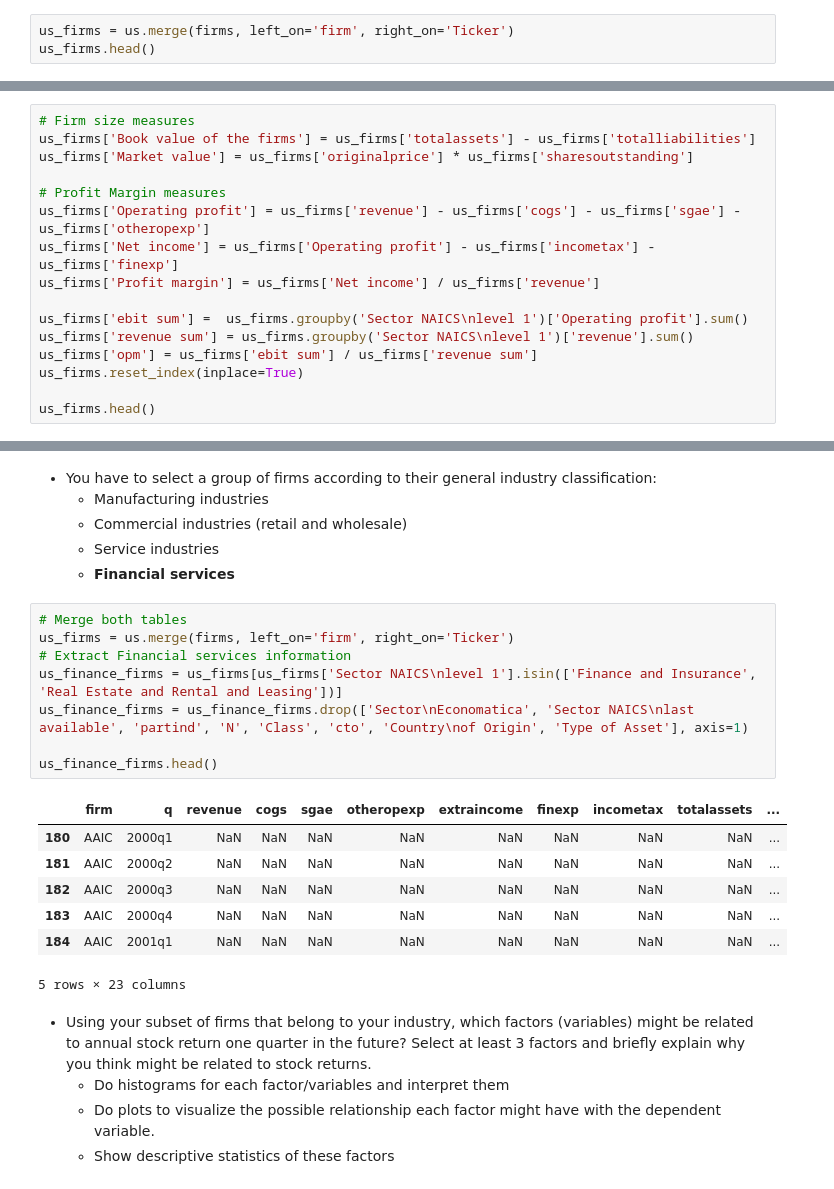
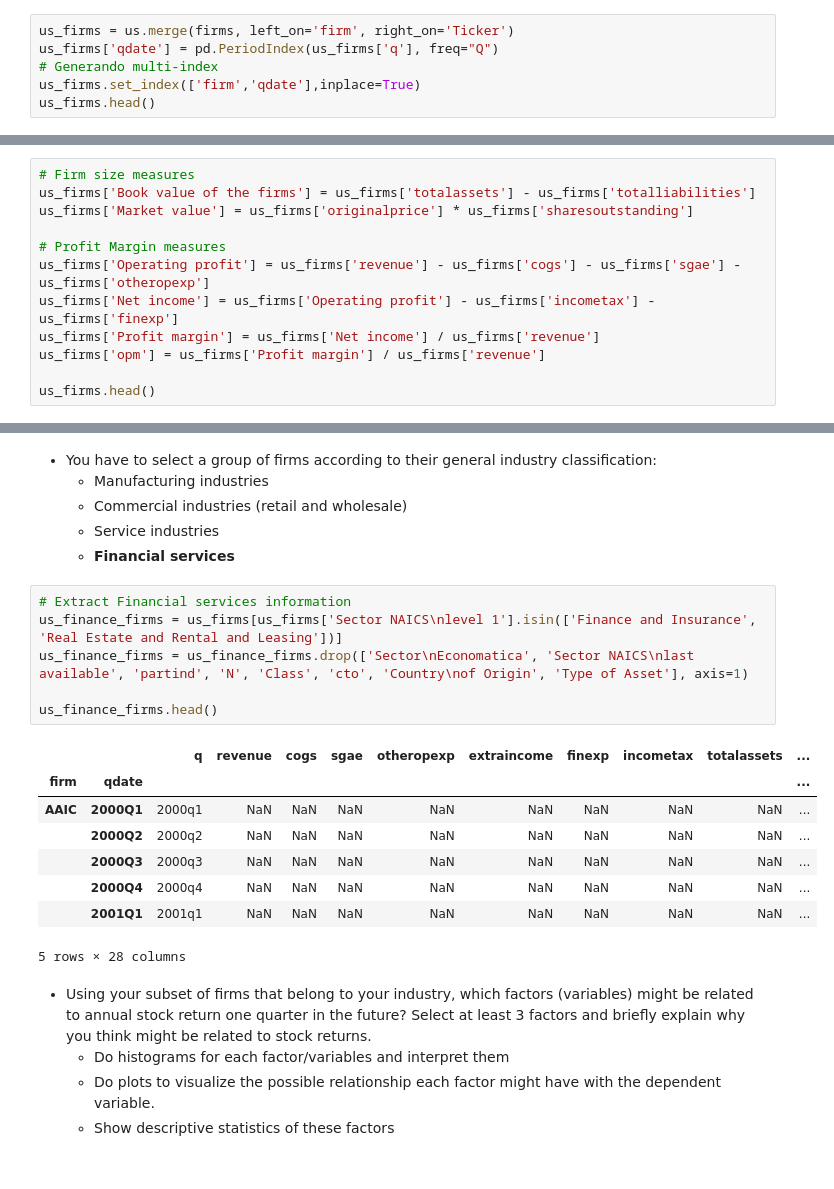
Before and after one commit to Oscar19260/Estad-stica_TC3006C, a Jupyter notebook: Business case/Statistics Module Final.ipynb, the cells around one changed output, grey strips where cells are left out. Saved outputs shown, nothing was run; the diff lists cells and outputs as text.

```diff
--- a/Business case/Statistics Module Final.ipynb
+++ b/Business case/Statistics Module Final.ipynb
@@ -75,5 +75,8 @@ Index(['Ticker', 'Name', 'N', 'Class', 'Country\nof Origin', 'Type of Asset',
 #### Merge both tables
 # %%
 us_firms = us.merge(firms, left_on='firm', right_on='Ticker')
+us_firms['qdate'] = pd.PeriodIndex(us_firms['q'], freq="Q")
+# Generando multi-index
+us_firms.set_index(['firm','qdate'],inplace=True)
 us_firms.head()
 # %% [output]
@@ -120,11 +124,7 @@ us_firms['Market value'] = us_firms['originalprice'] * us_firms['sharesoutstandi
 us_firms['Operating profit'] = us_firms['revenue'] - us_firms['cogs'] - us_firms['sgae'] - us_firms['otheropexp']
 us_firms['Net income'] = us_firms['Operating profit'] - us_firms['incometax'] - us_firms['finexp']
 us_firms['Profit margin'] = us_firms['Net income'] / us_firms['revenue']
-
-us_firms['ebit sum'] =  us_firms.groupby('Sector NAICS\nlevel 1')['Operating profit'].sum()
-us_firms['revenue sum'] = us_firms.groupby('Sector NAICS\nlevel 1')['revenue'].sum()
-us_firms['opm'] = us_firms['ebit sum'] / us_firms['revenue sum']
-us_firms.reset_index(inplace=True)
+us_firms['opm'] = us_firms['Profit margin'] / us_firms['revenue']
 
 us_firms.head()
 # %% [output]
@@ -334,21 +397,20 @@ us_firms2022['EPSP']
     - Service industries
     - __Financial services__
 # %%
-# Merge both tables
-us_firms = us.merge(firms, left_on='firm', right_on='Ticker')
 # Extract Financial services information
 us_finance_firms = us_firms[us_firms['Sector NAICS\nlevel 1'].isin(['Finance and Insurance', 'Real Estate and Rental and Leasing'])]
 us_finance_firms = us_finance_firms.drop(['Sector\nEconomatica', 'Sector NAICS\nlast available', 'partind', 'N', 'Class', 'cto', 'Country\nof Origin', 'Type of Asset'], axis=1)
 
 us_finance_firms.head()
 # %% [output]
-|  | firm | q | revenue | cogs | sgae | otheropexp | extraincome | finexp | incometax | totalassets | ... |
-| 180 | AAIC | 2000q1 | NaN | NaN | NaN | NaN | NaN | NaN | NaN | NaN | ... |
-| 181 | AAIC | 2000q2 | NaN | NaN | NaN | NaN | NaN | NaN | NaN | NaN | ... |
-| 182 | AAIC | 2000q3 | NaN | NaN | NaN | NaN | NaN | NaN | NaN | NaN | ... |
-| 183 | AAIC | 2000q4 | NaN | NaN | NaN | NaN | NaN | NaN | NaN | NaN | ... |
-| 184 | AAIC | 2001q1 | NaN | NaN | NaN | NaN | NaN | NaN | NaN | NaN | ... |
+|  |  | q | revenue | cogs | sgae | otheropexp | extraincome | finexp | incometax | totalassets | ... |
+| firm | qdate |  |  |  |  |  |  |  |  |  | ... |
+| AAIC | 2000Q1 | 2000q1 | NaN | NaN | NaN | NaN | NaN | NaN | NaN | NaN | ... |
+|  | 2000Q2 | 2000q2 | NaN | NaN | NaN | NaN | NaN | NaN | NaN | NaN | ... |
+|  | 2000Q3 | 2000q3 | NaN | NaN | NaN | NaN | NaN | NaN | NaN | NaN | ... |
+|  | 2000Q4 | 2000q4 | NaN | NaN | NaN | NaN | NaN | NaN | NaN | NaN | ... |
+|  | 2001Q1 | 2001q1 | NaN | NaN | NaN | NaN | NaN | NaN | NaN | NaN | ... |
-5 rows × 23 columns
+5 rows × 28 columns
 # %% [markdown]
 - Using your subset of firms that belong to your industry, which factors (variables) might be related to annual stock return one quarter in the future? Select at least 3 factors and briefly explain why you think might be related to stock returns.
     - Do histograms for each factor/variables and interpret them
```
Also changed, not shown: parts of 28 cells of this notebook.
